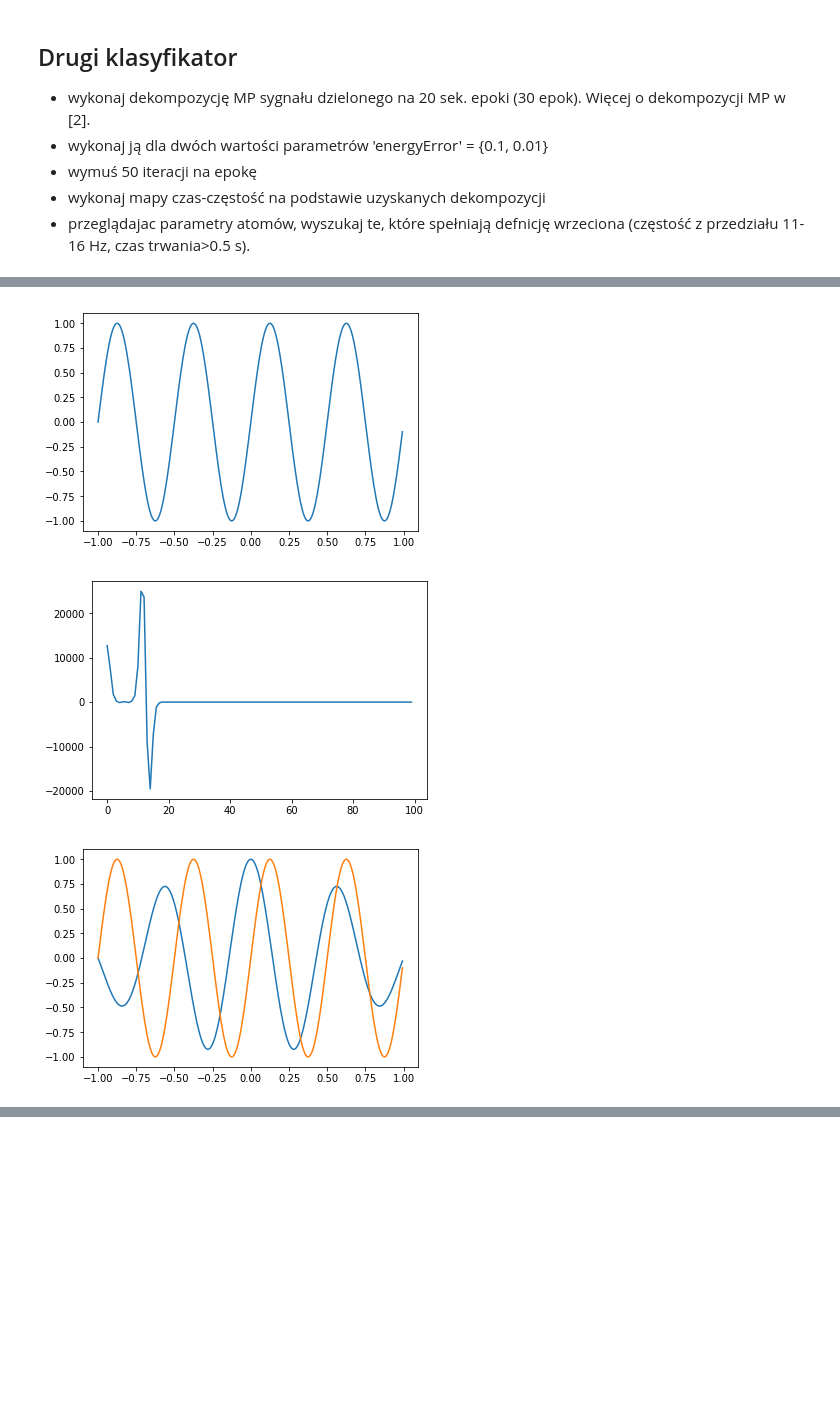
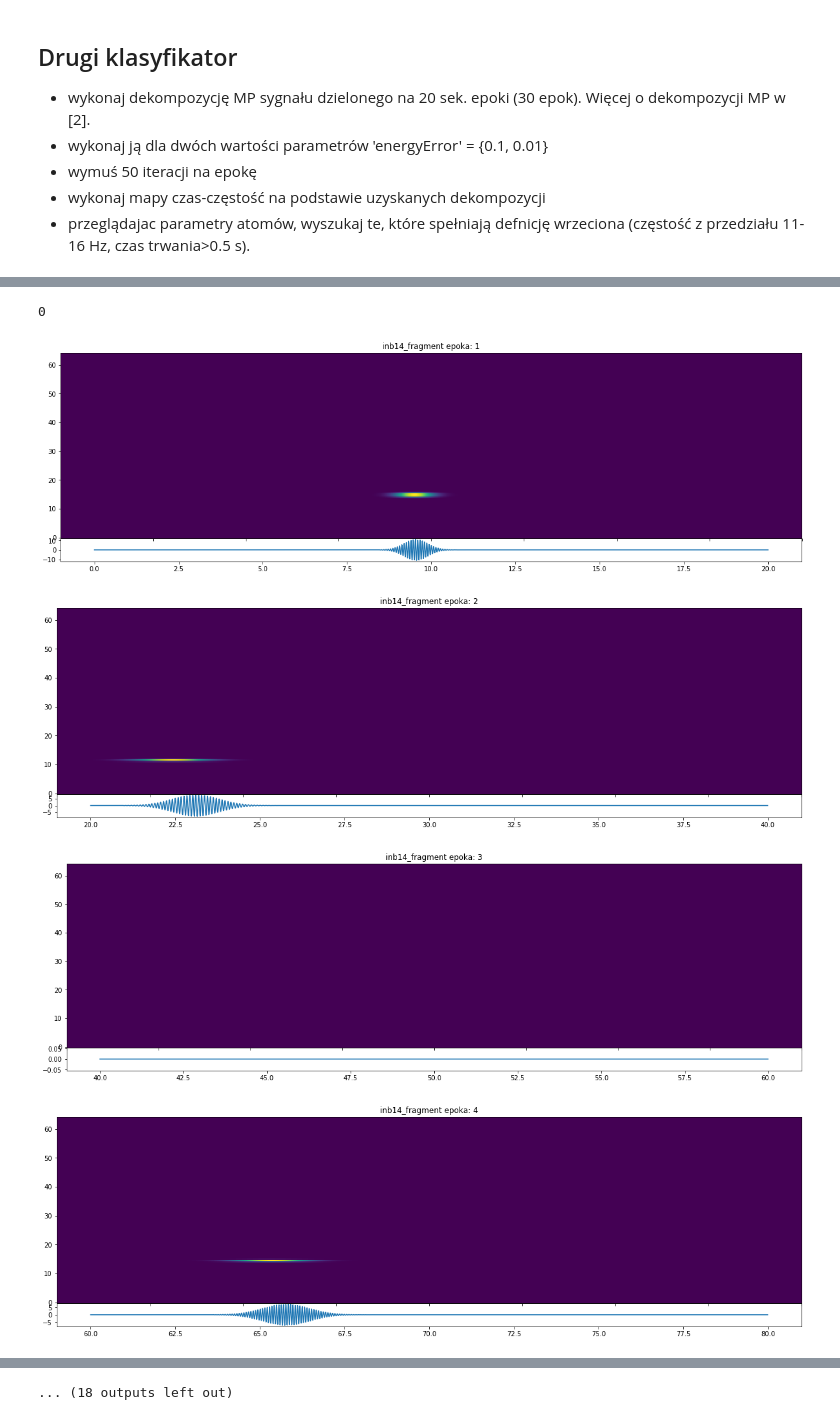
Before and after one commit to PPierzc/Analiza-Sygna-w, a Jupyter notebook: projekt2/Projekt2.ipynb, the cells around one changed output, grey strips where cells are left out. Drawn from its saved outputs; the diff is of its cells as text; code cells hidden in the pictures; blank space fills up the shorter version.

```diff
--- a/projekt2/Projekt2.ipynb
+++ b/projekt2/Projekt2.ipynb
@@ -164,23 +143,25 @@ def gabor(x, x0=0, k0=0, a=1):
-# %%
-t = np.arange(-1, 1, 1/128)
-s = np.sin(2*np.pi*2*t)
-plt.plot(t,s)
-plt.show()
-res = []
-for i in range(100):
-    dot = []
-    for j in t:
-        g = gabor(t, k0=i, x0=j)
-        dot.append(np.dot(s,g))
-    res.append(sum(np.array(dot)**2))
-
-plt.plot(range(100), res)
-plt.show()
-maximum = np.where(res == max(res))[0][0]
-plt.plot(t, gabor(t, k0=maximum))
-plt.plot(t,s)
-plt.show()
-# %% [output]
-[figure, removed]
-[figure, removed]
-[figure, removed]
+# %%
+def TFRPlot(TFR, t_mapy, f_mapy, sig, Fs=128,title =''):
+    '''
+    Funkcja do rysowania map czas-częstość z sygnałem zaprezentowanym poniżej
+    TFR - mapa czas-częstość (time-freqyency representation
+    t_mapy, f_mapy - wektory reprezentujące osie czasu i częstości
+    sig - sygnał do wyrysowania pod mapą (np. ten, z którego powstała mapa)
+    Fs - częstość próbkowania sygnału
+    title - tytuł do wyświetlenia ponad mapą
+    '''
+    df = f_mapy[1]-f_mapy[0]
+    dt = t_mapy[1]-t_mapy[0]
+#     t = np.arange(0,len(sig))/Fs
+    t = t_mapy
+    plt.figure(figsize=(20,5))
+    sygAxes = plt.axes([0.05, 0.05, 0.8, 0.1])
+    tfAxes = plt.axes([0.05, 0.15, 0.8, 0.8])
+    sygAxes.plot(t,sig)
+    plt.xlim((t_mapy.min(), t_mapy.max()))
+    #py.setp(sygAxes, yticklabels=[])
+    tfAxes.imshow(TFR,aspect='auto',origin='lower',interpolation='nearest',
+                  extent=(t_mapy.min()-dt/2,t_mapy.max()+dt/2,f_mapy.min()-df/2,f_mapy.max()+df/2))
+    plt.setp(tfAxes,xticklabels=[])
+    plt.title(title)
+    plt.show()
@@ -186,0 +224,5 @@ plt.show()
+# %%
+import os
+os.system('./empi-osx64 ' + PlikKonfigu)
+# %% [output]
+0
@@ -186,0 +257,25 @@ plt.show()
+# %%
+from book_reader import *
+bookName = 'inb14_fragment_smp.b'
+book = BookImporter(bookName)
+N_czestosci = int(book.fs)
+epoki = range(1,31)                                                # Posłuży on nam do odtwarzania poszczególnych atomów
+total = 0
+for numerEpoki in epoki:
+    rekonstrukcja = np.zeros(book.epoch_s) # Przygotowujemy tablicę, w której powstanie rekonstrukcja.
+    mapaEnergii = np.zeros(( N_czestosci, book.epoch_s )) # Przygotowujemy tablicę, w której powstanie reprezentacja czas-częstość.
+    for atom in book.atoms[numerEpoki]:     # iterujemy się po atomach danej epoki
+        f_Hz, A, faza, t0, skala  = parametry_atomu(book, atom)
+        t, atom_czas = rekonstrukcja_atomu(book, atom)
+        t, f, atom_tfr = tfr_atomu (book, atom,N_czestosci)
+        if f_Hz > 11 and f_Hz < 16 and skala > 0.5:
+            total += 1
+            mapaEnergii += atom_tfr
+            rekonstrukcja += atom_czas
+    t += (numerEpoki-1)*20
+    TFRPlot(mapaEnergii, t, f, rekonstrukcja, Fs=128,title = "inb14_fragment epoka: {}".format(numerEpoki))
+# %% [output]
+[figure, added]
+[figure, added]
+[figure, added]
+[figure, added]
@@ -186,0 +290 @@ plt.show()
+... (18 outputs left out)
```
Also changed, not shown: parts of 17 cells of this notebook, 4 other files.
